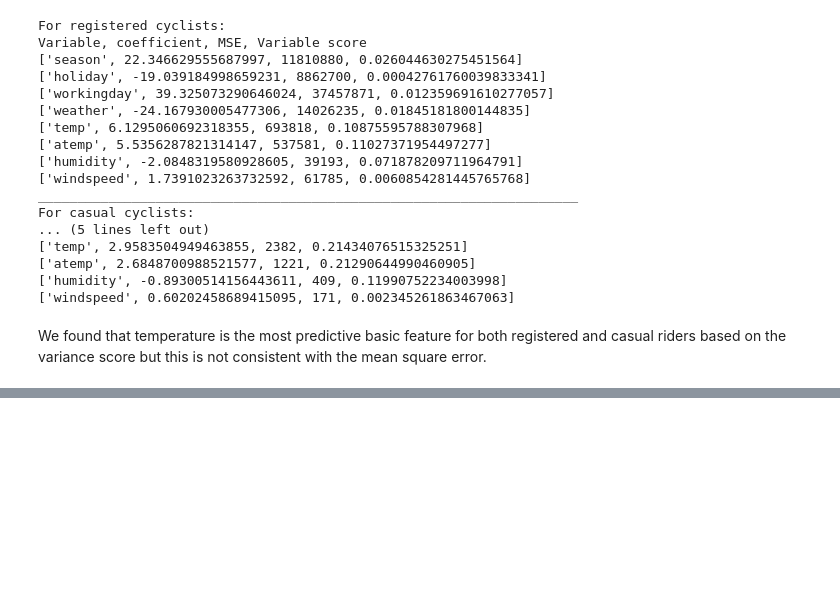
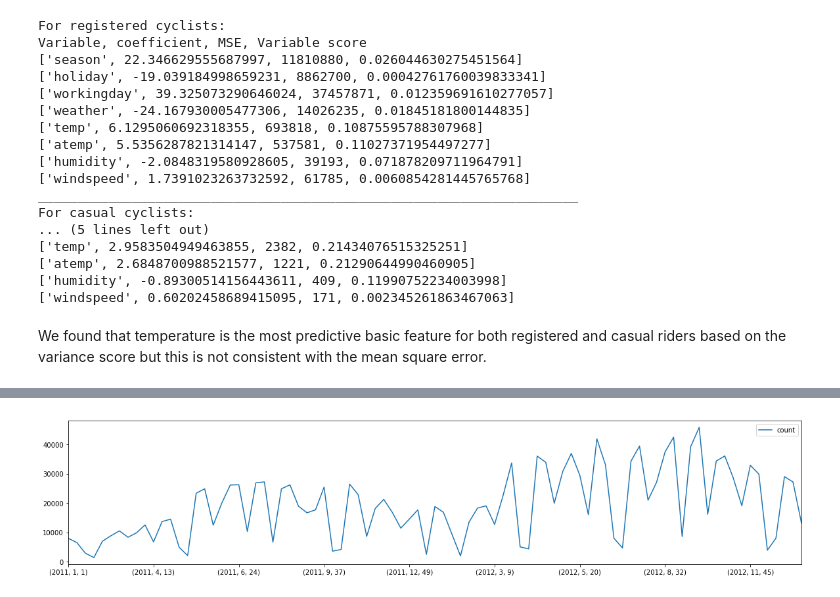
Before and after one commit to jordankupersmith/w207-final, a Jupyter notebook: w207_Bike_Sharing_Regression.ipynb, the cells around one changed output, grey strips where cells are left out. Saved outputs shown, nothing was run; the diff lists cells and outputs as text; code cells hidden in the pictures; blank space fills up the shorter version.

```diff
--- a/w207_Bike_Sharing_Regression.ipynb
+++ b/w207_Bike_Sharing_Regression.ipynb
@@ -373,0 +423,32 @@ We found that temperature is the most predictive basic feature for both register
+# %%
+###Establish baseline of performance
+from sklearn.metrics import mean_squared_error
+from math import sqrt
+# walk-forward validation
+trainByWeek = trainByWeek.astype('float32')
+
+history=[]
+for index, row in trainByWeek.iterrows():
+
+    history.append(row['count'] )
+devByWeek_list=[]
+for index, row in devByWeek.iterrows():
+
+    devByWeek_list.append(row['count'] )
+
+
+
+predictions = list()
+for i in range(len(devByWeek_list)):
+	# predict
+	yhat = history[-1]
+	predictions.append(yhat)
+	# observation
+	obs = devByWeek_list[i]
+	history.append(obs)
+	print('>Predicted=%.3f, Expected=%3.f' % (yhat, obs))
+
+# report performance
+mse = mean_squared_error(devByWeek_list, predictions)
+rmse = sqrt(mse)
+print('RMSE: %.3f' % rmse)
@@ -373,0 +473,8 @@ We found that temperature is the most predictive basic feature for both register
+# %%
+###We see high variability between weeks and seasons but it always increasing as riderships grows
+
+trainByWeek.plot(figsize=(20,4))
+
+plt.show()
+# %% [output]
+[figure, added]
```
Also changed, not shown: parts of 7 cells of this notebook.
